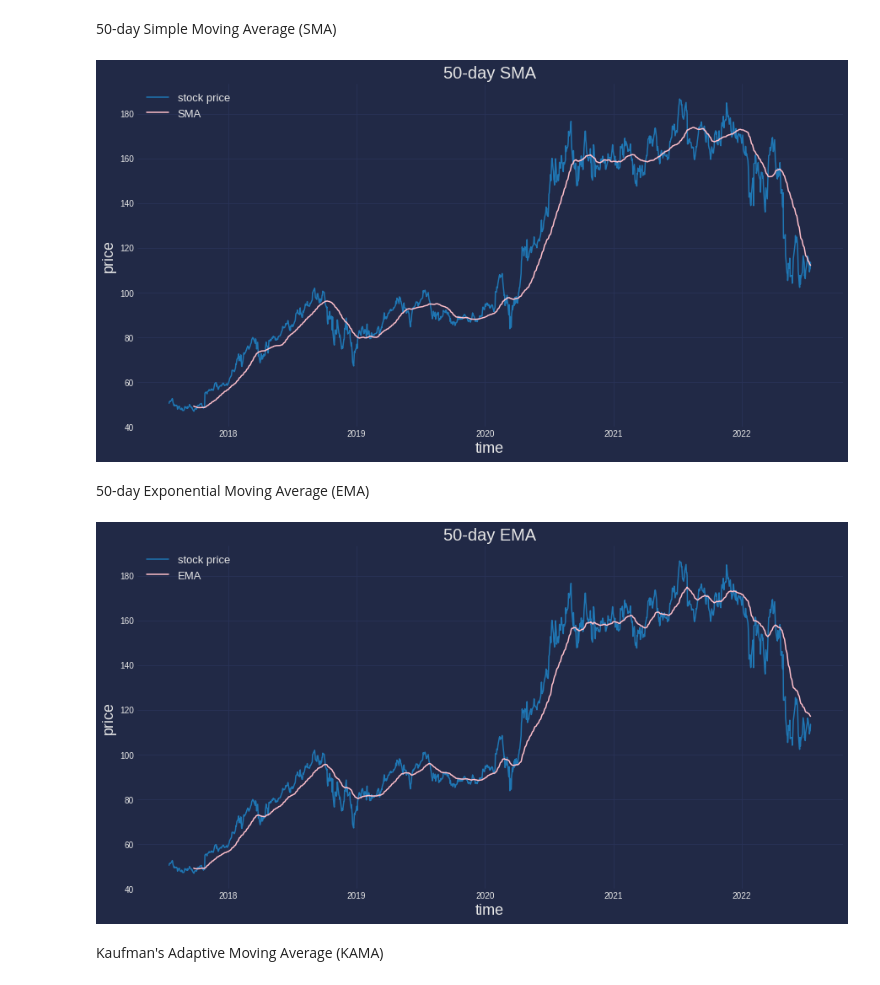
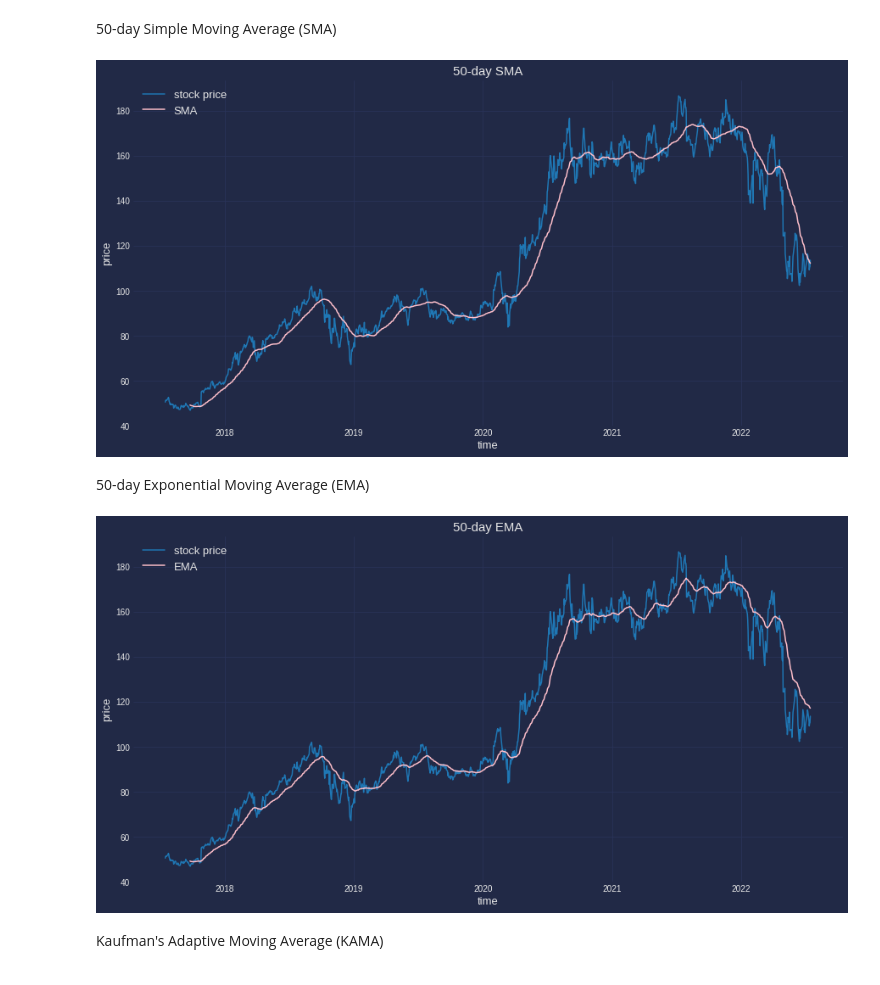
Before and after one commit to elias-valter/FAANG-technical-analysis, a Jupyter notebook: amzn.ipynb, the cells around one changed output. Drawn from its saved outputs; the diff is of its cells as text; code cells hidden in the pictures.

```diff
--- a/amzn.ipynb
+++ b/amzn.ipynb
@@ -23,16 +23,16 @@ data = web.DataReader("AMZN", "yahoo")
 # %%
 data['SMA_50'] = ta.SMA(data['Close'], 50)
 
 plt.plot(data['Close'])
 plt.plot(data['SMA_50'], color="pink")
 plt.grid(color='#2A3459')
-plt.title(label="50-day SMA", fontsize=20)
-plt.xlabel(xlabel="time", fontsize=18)
-plt.ylabel(ylabel="price", fontsize=18)
+plt.title(label="50-day SMA", fontsize=15)
+plt.xlabel(xlabel="time", fontsize=13)
+plt.ylabel(ylabel="price", fontsize=13)
 plt.legend(("stock price", "SMA"), loc="upper left", fontsize=13)
 plt.show()
 # %% [output]
-[figure, old version]
+[figure, new version]
 # %% [markdown]
 50-day Exponential Moving Average (EMA)
 # %%
@@ -40,13 +40,13 @@ data['EMA_50'] = ta.EMA(data['Close'], 50)
 plt.plot(data['Close'])
 plt.plot(data['EMA_50'], color="pink")
 plt.grid(color='#2A3459')
-plt.title(label="50-day EMA", fontsize=20)
-plt.xlabel(xlabel="time", fontsize=18)
-plt.ylabel(ylabel="price", fontsize=18)
+plt.title(label="50-day EMA", fontsize=15)
+plt.xlabel(xlabel="time", fontsize=13)
+plt.ylabel(ylabel="price", fontsize=13)
 plt.legend(("stock price", "EMA"), loc="upper left", fontsize=13)
 plt.show()
 # %% [output]
-[figure, old version]
+[figure, new version]
 # %% [markdown]
  Kaufman's Adaptive Moving Average (KAMA)
 # %%
```
Also changed, not shown: parts of 4 cells of this notebook.
